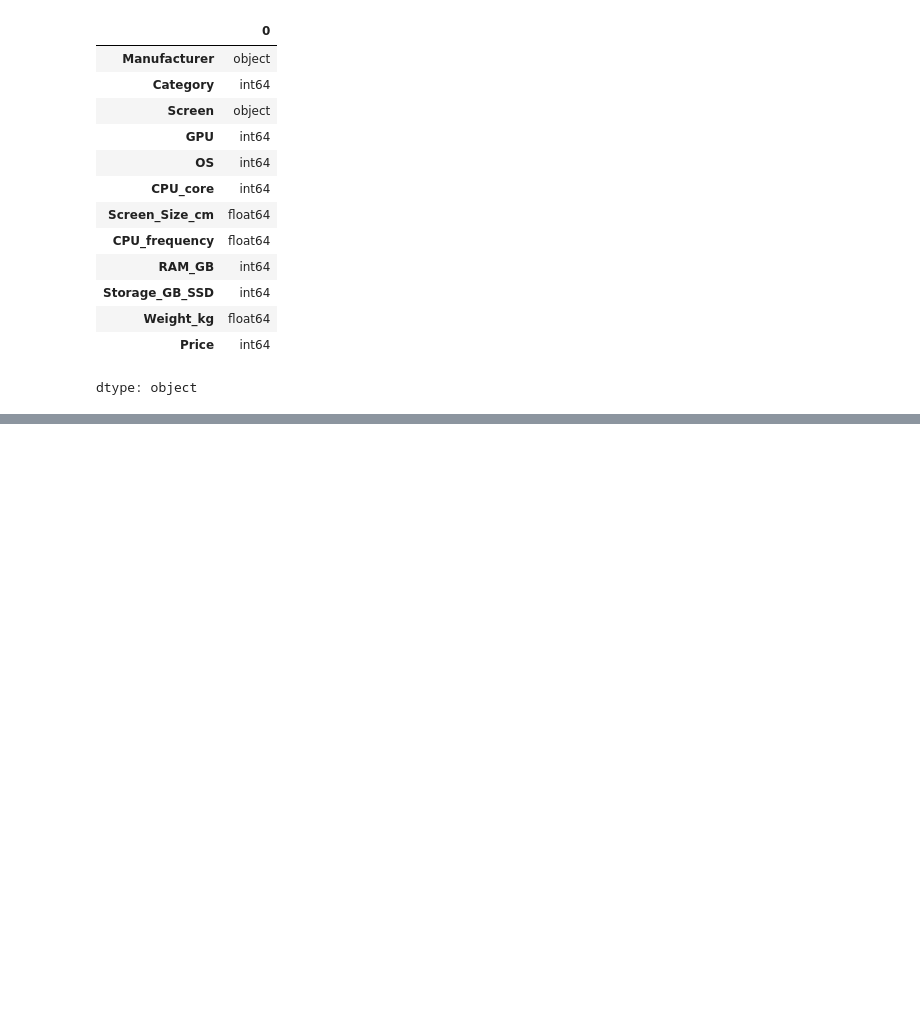
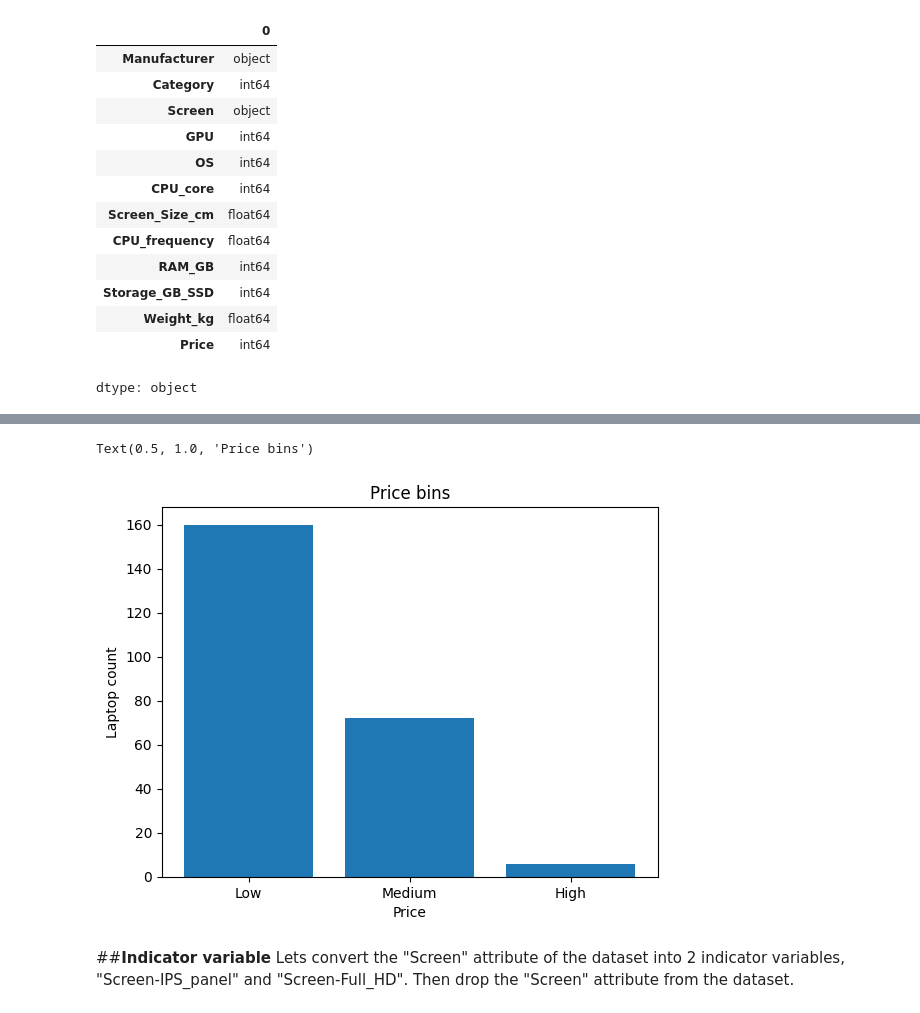
Before and after one commit to Rubieskyama/Data-Science-Ecosystem, a Jupyter notebook: Data Analytics with Python/Laptop_pricing_analyzer.ipynb, the cells around one changed output, grey strips where cells are left out. Saved outputs shown, nothing was run; the diff lists cells and outputs as text; code cells hidden in the pictures; blank space fills up the shorter version.

```diff
--- a/Data Analytics with Python/Laptop_pricing_analyzer.ipynb
+++ b/Data Analytics with Python/Laptop_pricing_analyzer.ipynb
@@ -156,0 +212,21 @@ dtype: object
+# %%
+#create a bin array
+bins = np.linspace(df['Price'].min(), df['Price'].max(), 4)
+#allocate group names
+group_name = ['Low', 'Medium', 'High']
+#group the price as low, medium or high
+df['Price-binned'] = pd.cut(df['Price'], bins, labels=group_name, include_lowest=True)
+# %%
+#plot the distribution of each bin
+plt.pyplot.bar(group_name, df['Price-binned'].value_counts())
+
+#set x and y labels and title
+plt.pyplot.xlabel('Price')
+plt.pyplot.ylabel('Laptop count')
+plt.pyplot.title('Price bins')
+# %% [output]
+Text(0.5, 1.0, 'Price bins')
+[figure, added]
+# %% [markdown]
+##**Indicator variable**
+Lets convert the "Screen" attribute of the dataset into 2 indicator variables, "Screen-IPS_panel" and "Screen-Full_HD". Then drop the "Screen" attribute from the dataset.
```
Also changed, not shown: parts of 14 cells of this notebook.
